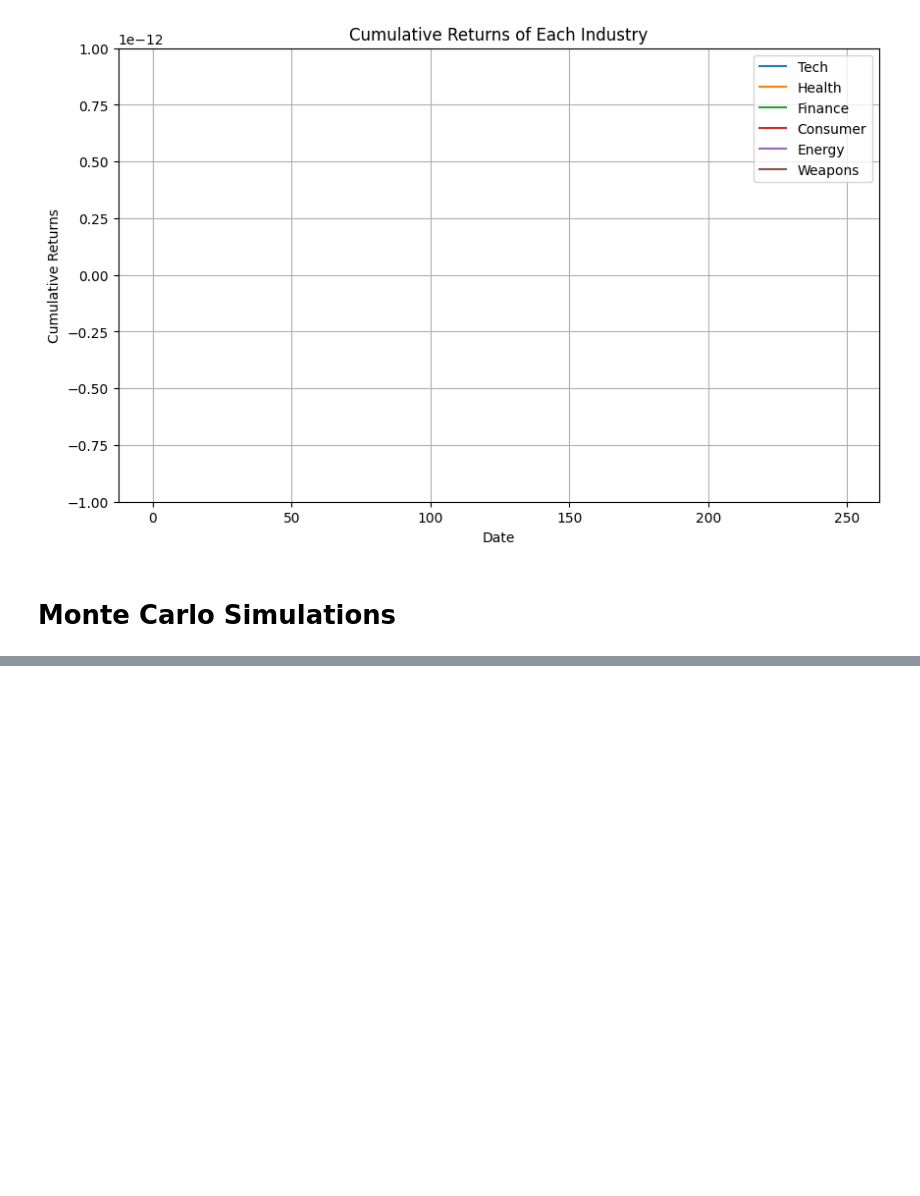
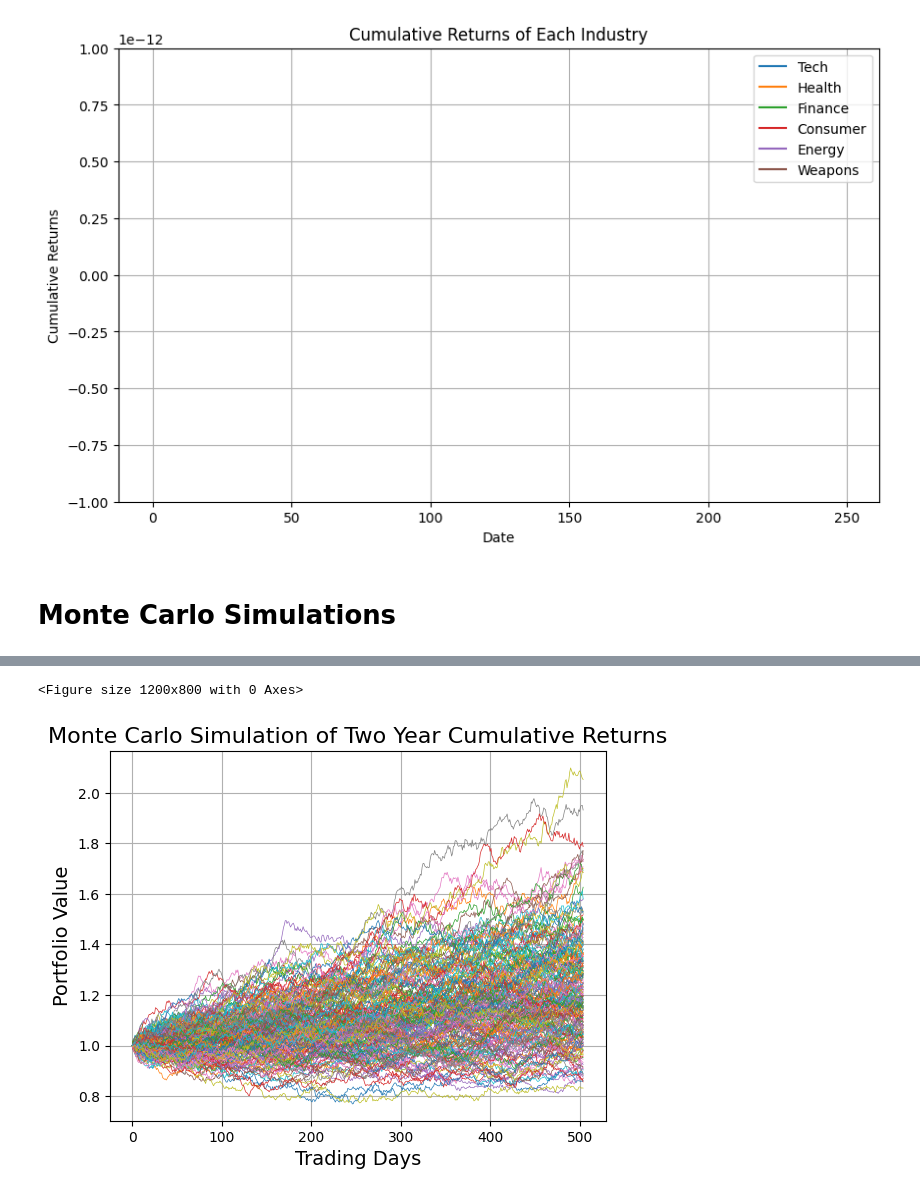
Before and after one commit to kaylah176/Project1, a Jupyter notebook: Idealized_Portfolio.ipynb, the cells around one changed output, grey strips where cells are left out. Cells and saved outputs as stored; diff of their text form; code cells hidden in the pictures; blank space fills up the shorter version.

Commit message:
Updated With Monte Carlo

```diff
--- a/Idealized_Portfolio.ipynb
+++ b/Idealized_Portfolio.ipynb
@@ -246,23 +300,26 @@ MC_thirty_year.calc_cumulative_return()
 # %%
 import matplotlib.pyplot as plt
 
 # Set the figure size
 plt.figure(figsize=(12, 8))
 
 # Get the matplotlib Axes object
-ax = MC_thirty_year.plot_simulation()
+ax = MC_two_year.plot_simulation()
 
 # Customize the plot
 for line in ax.lines:
     line.set_linewidth(0.5)  # Adjust line width
 
 # Set title and labels
-plt.title('Monte Carlo Simulation of 30-Year Cumulative Returns', fontsize=16)
+plt.title('Monte Carlo Simulation of Two Year Cumulative Returns', fontsize=16)
 plt.xlabel('Trading Days', fontsize=14)
 plt.ylabel('Portfolio Value', fontsize=14)
 
 # Add grid
 plt.grid(True)
 
 # Show plot
 plt.show()
+# %% [output]
+<Figure size 1200x800 with 0 Axes>
+[figure, added]
```
Also changed, not shown: parts of 5 cells of this notebook.
